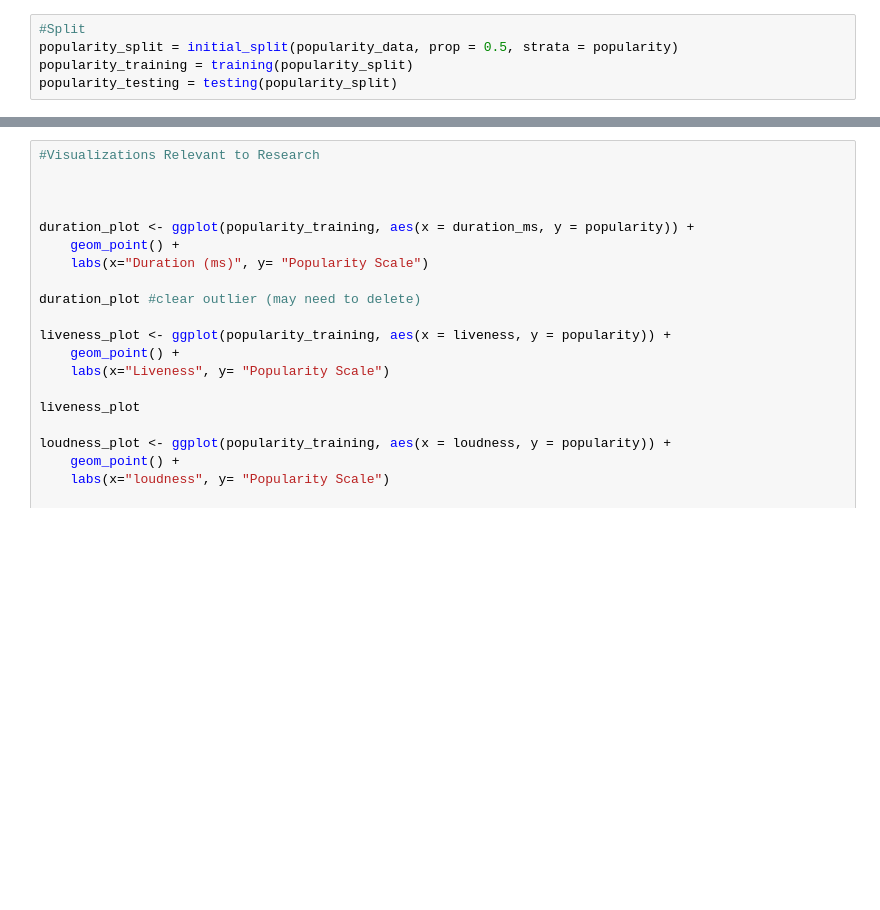
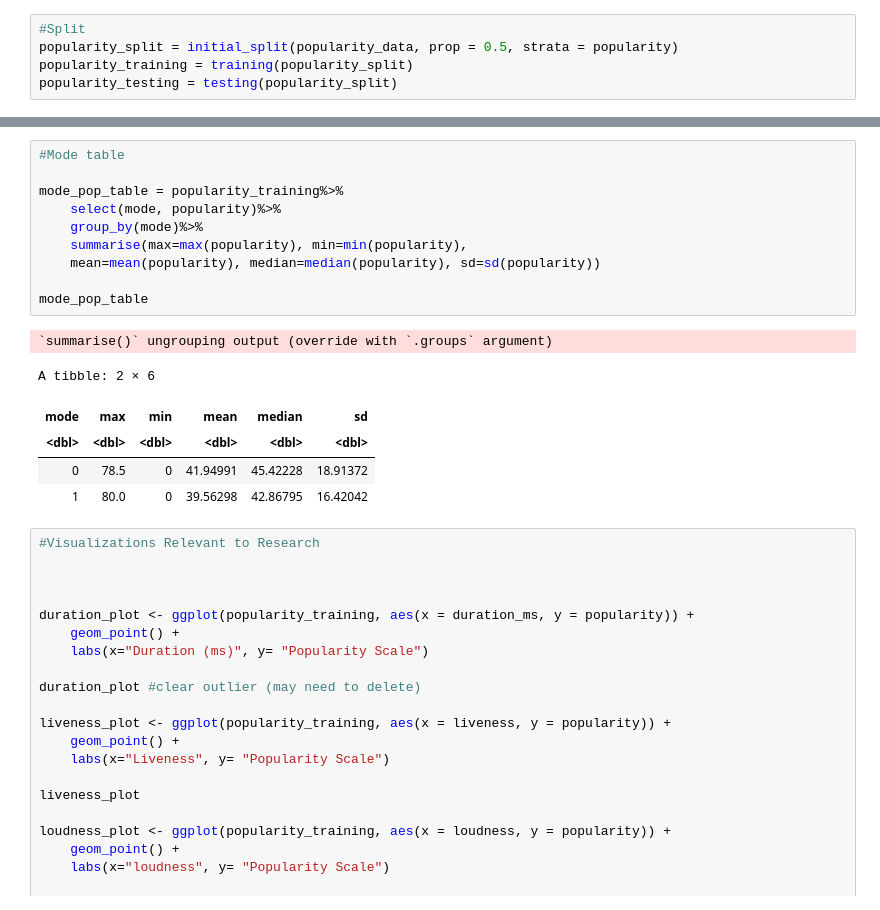
Before and after one commit to paulh777/dsci100prj, a Jupyter notebook: proposal/Untitled.ipynb, the cells around one changed output, grey strips where cells are left out. Cells and saved outputs as stored; diff of their text form; blank space fills up the shorter version.

```diff
--- a/proposal/Untitled.ipynb
+++ b/proposal/Untitled.ipynb
@@ -128,3 +137,20 @@ A tibble: 6 × 6
+# %%
+#Mode table
+
+mode_pop_table = popularity_training%>%
+    select(mode, popularity)%>%
+    group_by(mode)%>%
+    summarise(max=max(popularity), min=min(popularity),
+    mean=mean(popularity), median=median(popularity), sd=sd(popularity))
+
+mode_pop_table
+# %% [output]
+`summarise()` ungrouping output (override with `.groups` argument)
+A tibble: 2 × 6
+| mode | max | min | mean | median | sd |
+| <dbl> | <dbl> | <dbl> | <dbl> | <dbl> | <dbl> |
+| 0 | 78.5 | 0 | 41.94991 | 45.42228 | 18.91372 |
+| 1 | 80.0 | 0 | 39.56298 | 42.86795 | 16.42042 |
 # %%
 #Visualizations Relevant to Research
 
```
Also changed, not shown: parts of 2 cells of this notebook.
